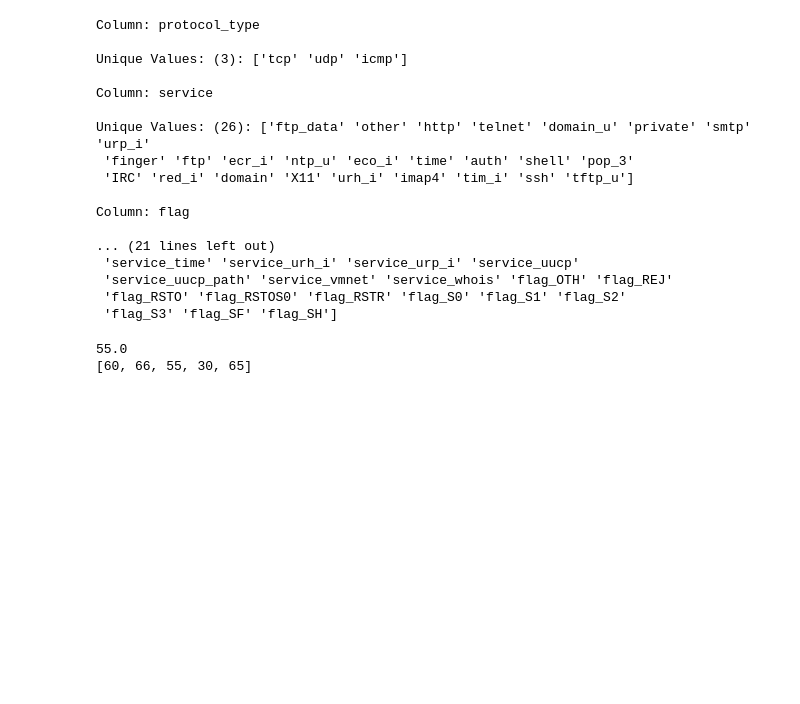
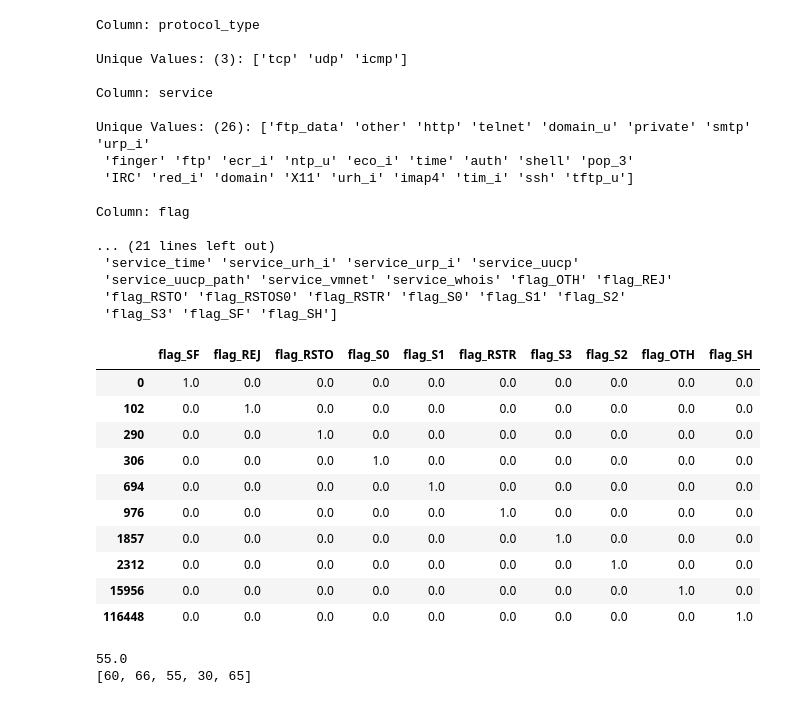
Before and after one commit to DuyPhamQuang/NSL_KDD, a Jupyter notebook: NSL_KDD.ipynb, the cells around one changed output. Drawn from its saved outputs; the diff is of its cells as text; code cells hidden in the pictures; blank space fills up the shorter version.

```diff
--- a/NSL_KDD.ipynb
+++ b/NSL_KDD.ipynb
@@ -218,6 +245,24 @@ Column: flag
  'service_uucp_path' 'service_vmnet' 'service_whois' 'flag_OTH' 'flag_REJ'
  'flag_RSTO' 'flag_RSTOS0' 'flag_RSTR' 'flag_S0' 'flag_S1' 'flag_S2'
  'flag_S3' 'flag_SF' 'flag_SH']
+# %%
+train_data['protocol_type'].unique()
+
+unique_rows = normal_train_encoded[['flag_SF','flag_REJ','flag_RSTO','flag_S0','flag_S1','flag_RSTR','flag_S3','flag_S2','flag_OTH','flag_SH']].drop_duplicates()
+
+unique_rows
+# %% [output]
+|  | flag_SF | flag_REJ | flag_RSTO | flag_S0 | flag_S1 | flag_RSTR | flag_S3 | flag_S2 | flag_OTH | flag_SH |
+| 0 | 1.0 | 0.0 | 0.0 | 0.0 | 0.0 | 0.0 | 0.0 | 0.0 | 0.0 | 0.0 |
+| 102 | 0.0 | 1.0 | 0.0 | 0.0 | 0.0 | 0.0 | 0.0 | 0.0 | 0.0 | 0.0 |
+| 290 | 0.0 | 0.0 | 1.0 | 0.0 | 0.0 | 0.0 | 0.0 | 0.0 | 0.0 | 0.0 |
+| 306 | 0.0 | 0.0 | 0.0 | 1.0 | 0.0 | 0.0 | 0.0 | 0.0 | 0.0 | 0.0 |
+| 694 | 0.0 | 0.0 | 0.0 | 0.0 | 1.0 | 0.0 | 0.0 | 0.0 | 0.0 | 0.0 |
+| 976 | 0.0 | 0.0 | 0.0 | 0.0 | 0.0 | 1.0 | 0.0 | 0.0 | 0.0 | 0.0 |
+| 1857 | 0.0 | 0.0 | 0.0 | 0.0 | 0.0 | 0.0 | 1.0 | 0.0 | 0.0 | 0.0 |
+| 2312 | 0.0 | 0.0 | 0.0 | 0.0 | 0.0 | 0.0 | 0.0 | 1.0 | 0.0 | 0.0 |
+| 15956 | 0.0 | 0.0 | 0.0 | 0.0 | 0.0 | 0.0 | 0.0 | 0.0 | 1.0 | 0.0 |
+| 116448 | 0.0 | 0.0 | 0.0 | 0.0 | 0.0 | 0.0 | 0.0 | 0.0 | 0.0 | 1.0 |
 # %%
 '''Normalize Numeric Features'''
 
```
Also changed, not shown: parts of 1 cell of this notebook, 1 other file.
